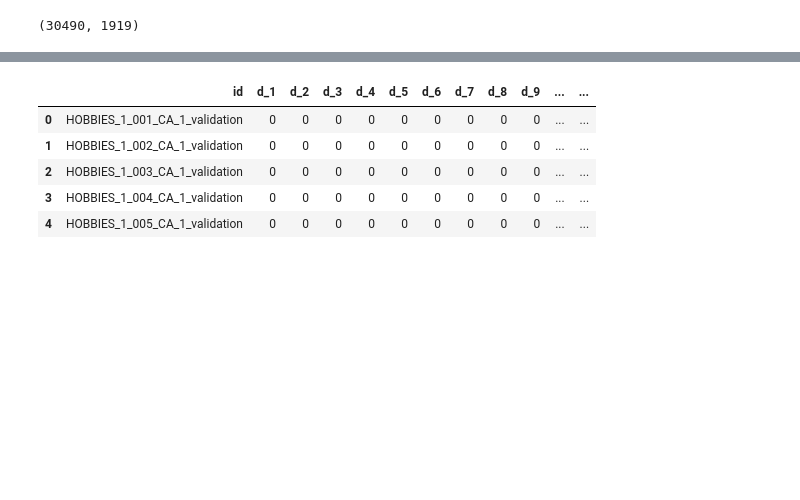
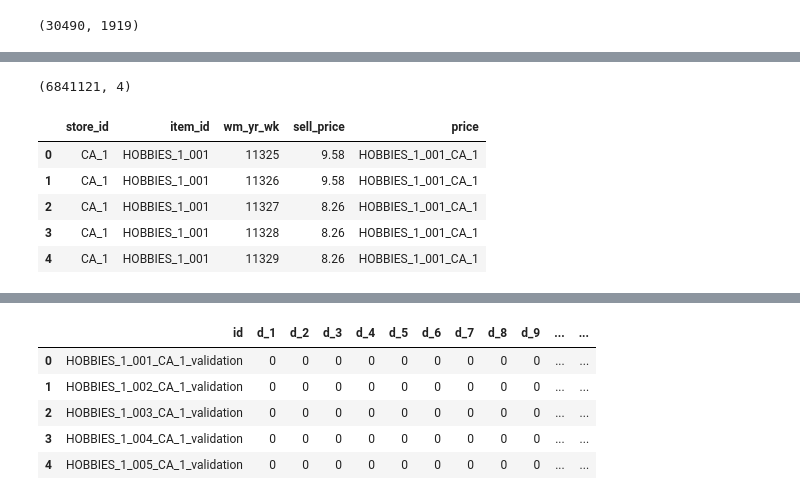
Before and after one commit to kabirmuntasir/2020-M5-Forecasting, a Jupyter notebook: Uncertanity/05102020.ipynb, the cells around one changed output, grey strips where cells are left out. Saved outputs shown, nothing was run; the diff lists cells and outputs as text; code cells hidden in the pictures; blank space fills up the shorter version.

```diff
--- a/Uncertanity/05102020.ipynb
+++ b/Uncertanity/05102020.ipynb
@@ -59,0 +64,15 @@ stv=sales_train_validation.copy()
+# %%
+sell_prices.shape
+# %% [output]
+(6841121, 4)
+# %%
+#concatenate item_id and store_id to match with validation table column name
+sell_prices['price'] = sell_prices['item_id'].str.cat(sell_prices['store_id'],sep="_")
+sell_prices.head()
+# %% [output]
+|  | store_id | item_id | wm_yr_wk | sell_price | price |
+| 0 | CA_1 | HOBBIES_1_001 | 11325 | 9.58 | HOBBIES_1_001_CA_1 |
+| 1 | CA_1 | HOBBIES_1_001 | 11326 | 9.58 | HOBBIES_1_001_CA_1 |
+| 2 | CA_1 | HOBBIES_1_001 | 11327 | 8.26 | HOBBIES_1_001_CA_1 |
+| 3 | CA_1 | HOBBIES_1_001 | 11328 | 8.26 | HOBBIES_1_001_CA_1 |
+| 4 | CA_1 | HOBBIES_1_001 | 11329 | 8.26 | HOBBIES_1_001_CA_1 |
```
Also changed, not shown: parts of 20 cells of this notebook.
